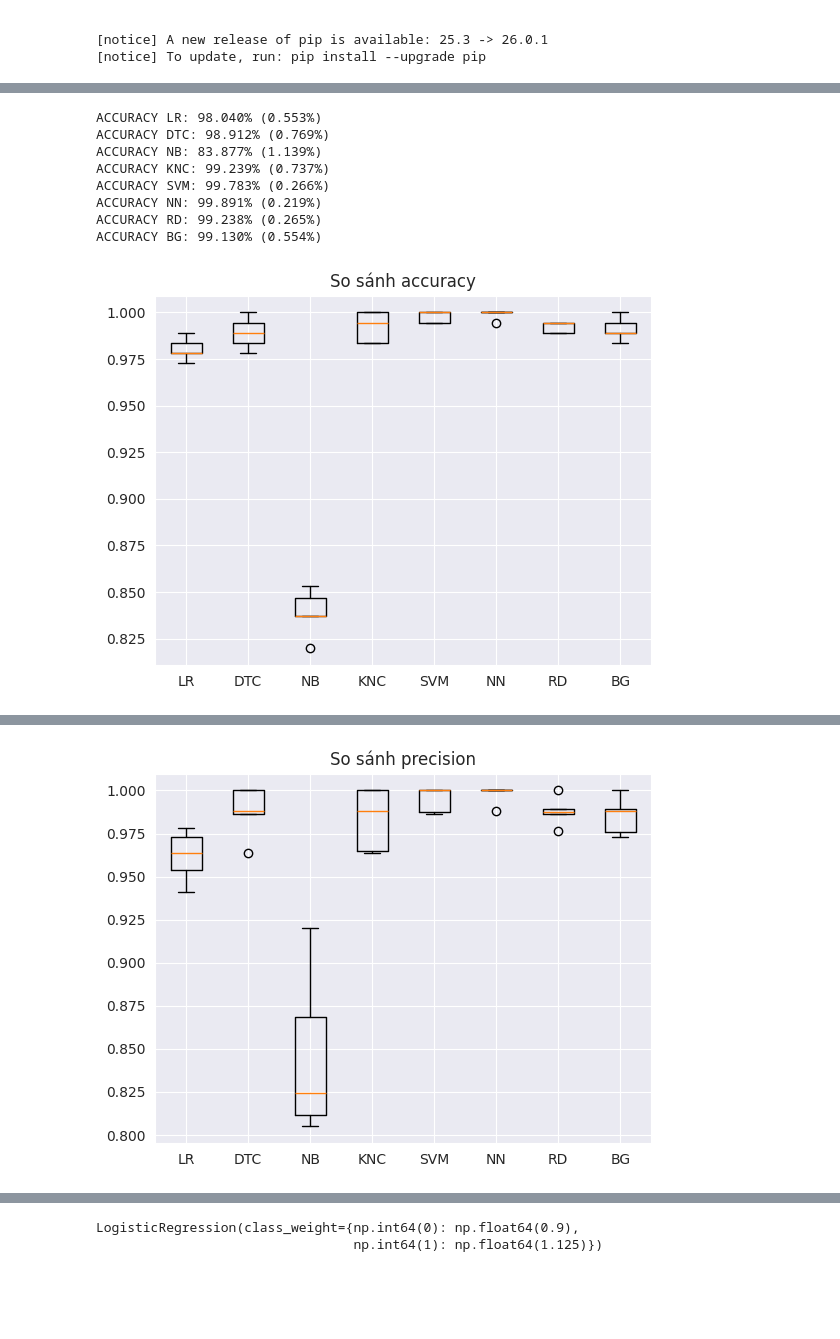
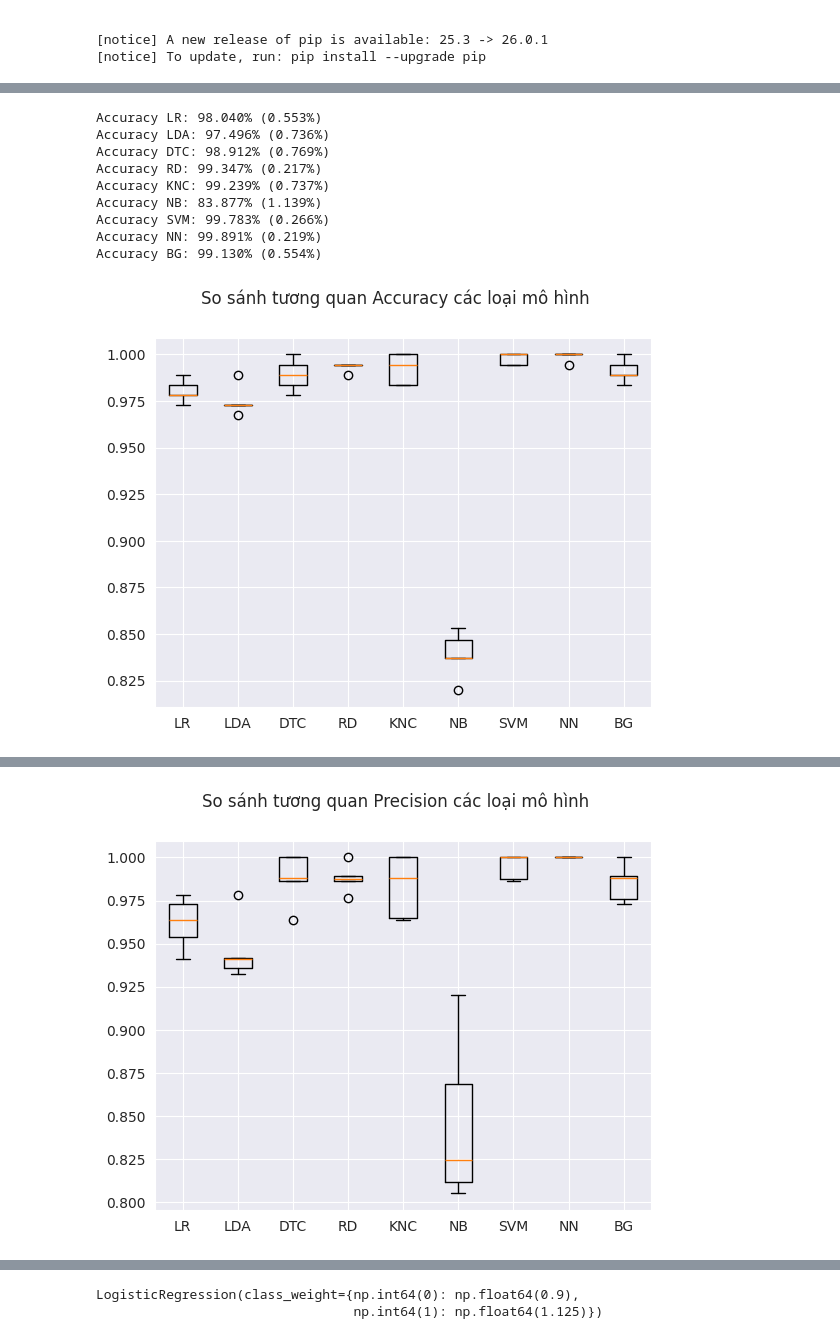
Before and after one commit to VanNguyenDucThinh/NhomCSTTNT25-26, a Jupyter notebook: DuAn/project/model/traditional_model.ipynb, the cells around one changed output, grey strips where cells are left out. Cells and saved outputs as stored; diff of their text form; code cells hidden in the pictures; blank space fills up the shorter version.

Commit message:
sửa lại traditional_model.ipynb

```diff
--- a/DuAn/project/model/traditional_model.ipynb
+++ b/DuAn/project/model/traditional_model.ipynb
@@ -75,11 +70,13 @@ Class weights: {np.int64(0): np.float64(0.9), np.int64(1): np.float64(1.125)}
 # %%
 feature_selection = {
     'LR': X.columns.tolist(),
+    'LDA': X.columns.tolist(),
     'DTC': X.columns.tolist(),
+    'RD': X.columns.tolist(),
+    'KNC': X.columns.tolist(),
+    'GNB': X.columns.tolist(),
+    'NN': X.columns.tolist(),
+    'BG': X.columns.tolist(),
     'NB': X.columns.tolist(),
-    'KNC': X.columns.tolist(),
-    'SVM': X.columns.tolist(),
-    'NN': X.columns.tolist(),
-    'RD': X.columns.tolist(),
-    'BG': X.columns.tolist()
+    'SVM': X.columns.tolist()
 }
@@ -87,8 +86,7 @@ feature_selection = {
 def check_model(name, model, X, Y, names, results, scoring):
     kfold = KFold(n_splits=5, shuffle=True, random_state=42)
     cv_results = cross_val_score(model, X[feature_selection[name]], Y, cv=kfold, scoring=scoring)
-
     results.append(cv_results)
     names.append(name)
-
-    print(f"{scoring.upper()} {name}: {cv_results.mean()*100:.3f}% ({cv_results.std()*100:.3f}%)")
+    msg = scoring.title()+" %s: %.3f%% (%.3f%%)"%(name, cv_results.mean()*100, cv_results.std()*100)
+    print(msg)
@@ -97,37 +93,36 @@ def check_model(name, model, X, Y, names, results, scoring):
 # %%
-models = [
-    ('LR', LogisticRegression(class_weight=class_weights_dict)),
-    ('DTC', DecisionTreeClassifier(class_weight=class_weights_dict)),
-    ('NB', GaussianNB()),
-    ('KNC', KNeighborsClassifier(n_neighbors=10)),
-    ('SVM', SVC(class_weight=class_weights_dict)),
-    ('NN', MLPClassifier(hidden_layer_sizes=(100,), max_iter=500)),
-    ('RD', RandomForestClassifier(n_estimators=100, class_weight=class_weights_dict)),
-    ('BG', GradientBoostingClassifier())
-]
-
-scorings = ['accuracy', 'precision', 'recall', 'f1']
+results = []
+names = []
+scorings = ['accuracy','precision','recall','f1']
 
 for scoring in scorings:
+    check_model('LR', LogisticRegression(class_weight=class_weights_dict), x_train, y_train, names, results, scoring)
+    check_model('LDA', LinearDiscriminantAnalysis(), x_train, y_train, names, results, scoring)
+    check_model('DTC', DecisionTreeClassifier(class_weight=class_weights_dict), x_train, y_train, names, results, scoring)
+    check_model('RD', RandomForestClassifier(n_estimators=100, random_state=42, class_weight=class_weights_dict), x_train, y_train, names, results, scoring)
+    check_model('KNC', KNeighborsClassifier(n_neighbors=10), x_train, y_train, names, results, scoring)
+    check_model('NB', GaussianNB(), x_train, y_train, names, results, scoring)
+    check_model('SVM', SVC(class_weight=class_weights_dict), x_train, y_train, names, results, scoring)
+    check_model('NN', MLPClassifier(hidden_layer_sizes=(100,), max_iter=500), x_train, y_train, names, results, scoring)
+    check_model('BG', GradientBoostingClassifier(), x_train, y_train, names, results, scoring)
+
+    fig = plt.figure()
+    fig.suptitle(f'So sánh tương quan {scoring.title()} các loại mô hình')
+    ax = fig.add_subplot(111)
+    plt.boxplot(results)
+    ax.set_xticklabels(names)
+    plt.show()
+
     results = []
     names = []
-
-    for name, model in models:
-        check_model(name, model, x_train, y_train, names, results, scoring)
-
-    # plot
-    plt.figure()
-    plt.title(f"So sánh {scoring}")
-    plt.boxplot(results)
-    plt.xticks(range(1, len(names)+1), names)
-    plt.show()
 # %% [output]
-ACCURACY LR: 98.040% (0.553%)
-ACCURACY DTC: 98.912% (0.769%)
-ACCURACY NB: 83.877% (1.139%)
-ACCURACY KNC: 99.239% (0.737%)
-ACCURACY SVM: 99.783% (0.266%)
-ACCURACY NN: 99.891% (0.219%)
-ACCURACY RD: 99.238% (0.265%)
-ACCURACY BG: 99.130% (0.554%)
+Accuracy LR: 98.040% (0.553%)
+Accuracy LDA: 97.496% (0.736%)
+Accuracy DTC: 98.912% (0.769%)
+Accuracy RD: 99.347% (0.217%)
+Accuracy KNC: 99.239% (0.737%)
+Accuracy NB: 83.877% (1.139%)
+Accuracy SVM: 99.783% (0.266%)
+Accuracy NN: 99.891% (0.219%)
+Accuracy BG: 99.130% (0.554%)
-[figure, old version]
+[figure, new version]
@@ -142 +138 @@ PRECISION BG: 98.513% (0.983%)
-[figure, old version]
+[figure, new version]
```
Also changed, not shown: parts of 13 cells of this notebook.
